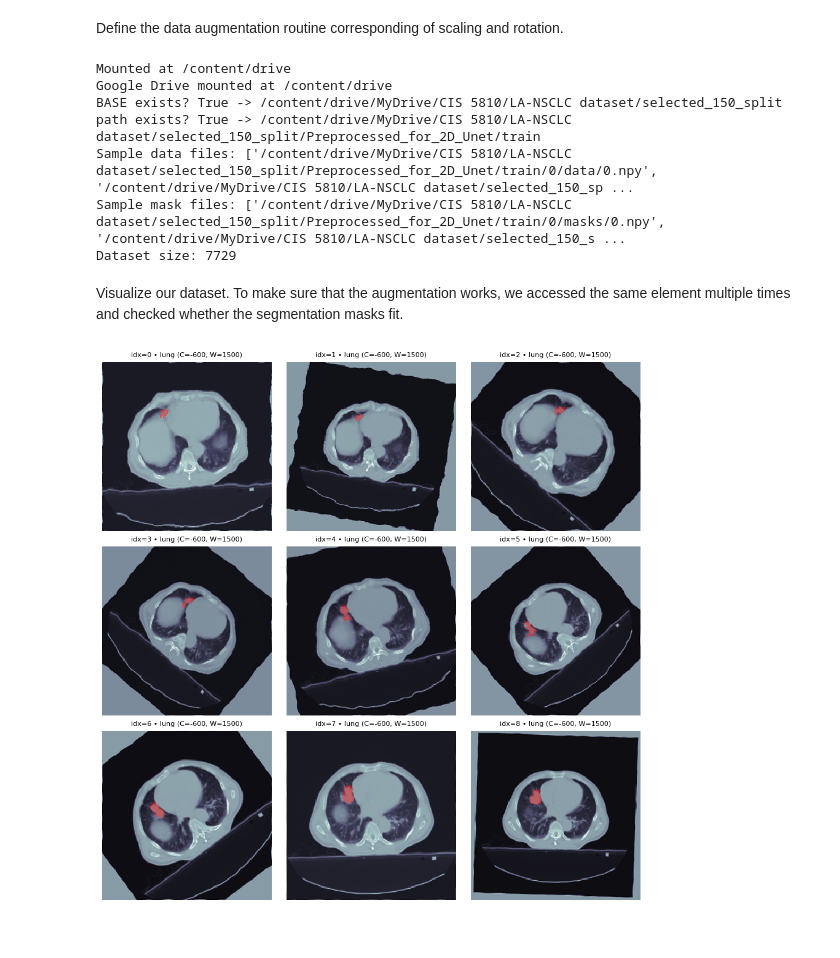
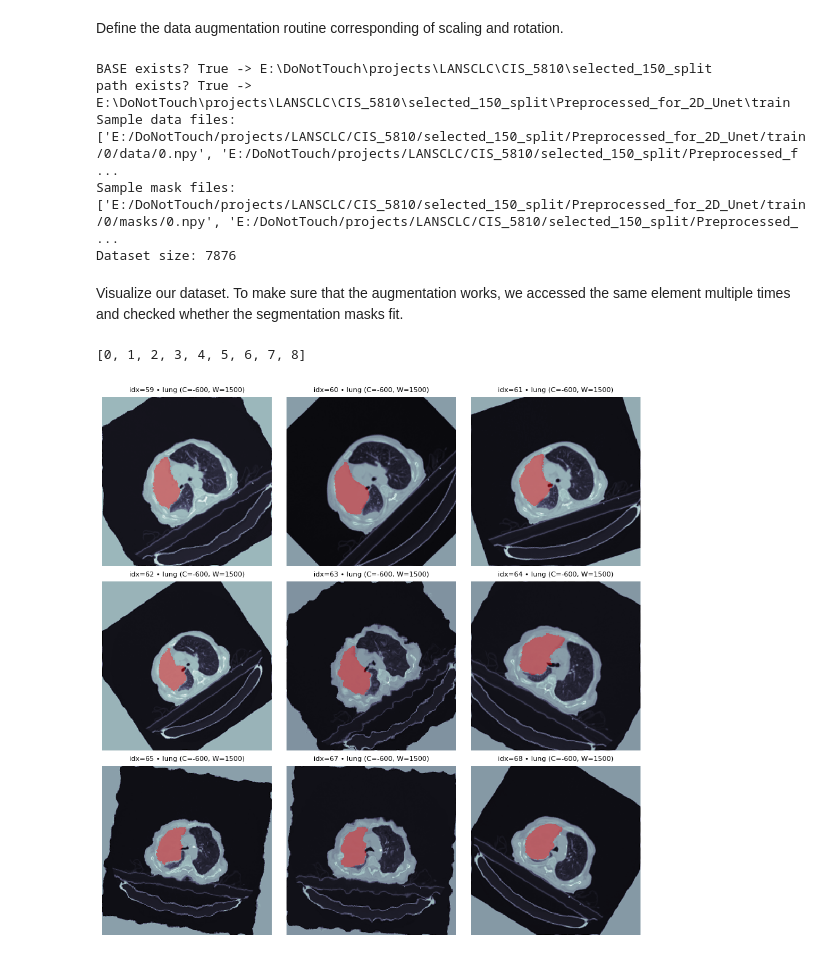
Before and after one commit to lees12Penn/5810-Final-Project, a Jupyter notebook: 2D U-Net/02_Dataset.ipynb, the cells around one changed output. Cells and saved outputs as stored; diff of their text form; code cells hidden in the pictures.

```diff
--- a/2D U-Net/02_Dataset.ipynb
+++ b/2D U-Net/02_Dataset.ipynb
@@ -93,16 +102,8 @@ seq = iaa.Sequential([
     iaa.ElasticTransformation()
                 ])
 # %%
-# Mount Google Drive (safe to run multiple times in Colab)
-try:
-    from google.colab import drive
-    drive.mount('/content/drive', force_remount=False)
-    print("Google Drive mounted at /content/drive")
-except Exception as e:
-    print("Not running in Colab or drive already mounted. Proceeding…", e)
-
 # Create the dataset object
-BASE = Path("/content/drive/MyDrive/CIS 5810/LA-NSCLC dataset/selected_150_split")
+BASE = Path("E:/DoNotTouch/projects/LANSCLC/CIS_5810/selected_150_split")
 path = BASE / "Preprocessed_for_2D_Unet/train"
 
 print(f"BASE exists? {BASE.exists()} -> {BASE}")
@@ -119,15 +120,17 @@ if path.exists():
 dataset = LungDataset(path, seq, base_seed=42)  # same idx yields same augmented result across runs
 print("Dataset size:", len(dataset))
 # %% [output]
-Mounted at /content/drive
-Google Drive mounted at /content/drive
-BASE exists? True -> /content/drive/MyDrive/CIS 5810/LA-NSCLC dataset/selected_150_split
-path exists? True -> /content/drive/MyDrive/CIS 5810/LA-NSCLC dataset/selected_150_split/Preprocessed_for_2D_Unet/train
-Sample data files: ['/content/drive/MyDrive/CIS 5810/LA-NSCLC dataset/selected_150_split/Preprocessed_for_2D_Unet/train/0/data/0.npy', '/content/drive/MyDrive/CIS 5810/LA-NSCLC dataset/selected_150_sp ...
-Sample mask files: ['/content/drive/MyDrive/CIS 5810/LA-NSCLC dataset/selected_150_split/Preprocessed_for_2D_Unet/train/0/masks/0.npy', '/content/drive/MyDrive/CIS 5810/LA-NSCLC dataset/selected_150_s ...
-Dataset size: 7729
+BASE exists? True -> E:\DoNotTouch\projects\LANSCLC\CIS_5810\selected_150_split
+path exists? True -> E:\DoNotTouch\projects\LANSCLC\CIS_5810\selected_150_split\Preprocessed_for_2D_Unet\train
+Sample data files: ['E:/DoNotTouch/projects/LANSCLC/CIS_5810/selected_150_split/Preprocessed_for_2D_Unet/train/0/data/0.npy', 'E:/DoNotTouch/projects/LANSCLC/CIS_5810/selected_150_split/Preprocessed_f ...
+Sample mask files: ['E:/DoNotTouch/projects/LANSCLC/CIS_5810/selected_150_split/Preprocessed_for_2D_Unet/train/0/masks/0.npy', 'E:/DoNotTouch/projects/LANSCLC/CIS_5810/selected_150_split/Preprocessed_ ...
+Dataset size: 7876
 # %% [markdown]
 Visualize our dataset. To make sure that the augmentation works, we accessed the same element multiple times and checked whether the segmentation masks fit.
+# %%
+list(range(min(len(dataset), 9)))
+# %% [output]
+[0, 1, 2, 3, 4, 5, 6, 7, 8]
 # %%
 import numpy as np
 import matplotlib.pyplot as plt
@@ -152,33 +155,39 @@ WINDOWS = {
 preset = "lung"   # <- try "mediastinal" if too bright
 C, W = WINDOWS[preset]
 
-# grid of indices (first 9 or your own list)
-idxs = list(range(min(len(dataset), 9)))
+# pick first 9 indices with any labeled pixels
+idxs = []
+for i in range(len(dataset)):
+    _, m = dataset[i]               # (1,H,W)
+    if np.squeeze(m).max() > 0:     # any label present
+        idxs.append(i)
+        if len(idxs) == 9:
+            break
 
 fig, axes = plt.subplots(3, 3, figsize=(9, 9), constrained_layout=True)
 axes = axes.ravel()
 
 for k, ax in enumerate(axes):
     ax.axis("off")
     if k >= len(idxs): continue
 
     slc, msk = dataset[idxs[k]]     # (1,H,W)
     img2d = np.squeeze(slc)
     m2d   = np.squeeze(msk)
 
     # reorient
     img_r = reorient_2d(img2d)
     msk_r = reorient_2d(m2d)
 
     # window using chosen preset (darker than percentile)
     disp = window_hu(img_r, center=C, width=W)
 
     ax.imshow(disp, cmap="bone", interpolation="none")
     if np.any(msk_r > 0):
         ax.imshow(np.ma.masked_where(msk_r <= 0, msk_r),
                   cmap="autumn", alpha=0.40, interpolation="nearest")
     ax.set_title(f"idx={idxs[k]} • {preset} (C={C}, W={W})", fontsize=8)
 
 plt.show()
 # %% [output]
-[figure, old version]
+[figure, new version]
```
Also changed, not shown: parts of 2 cells of this notebook, 2 other files.
